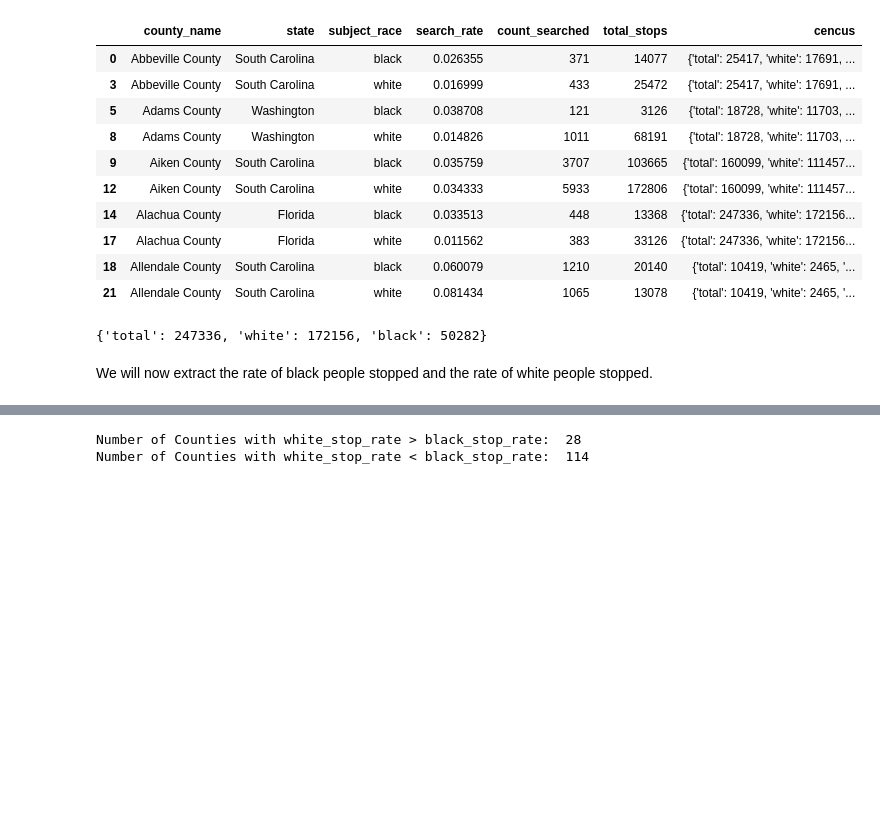
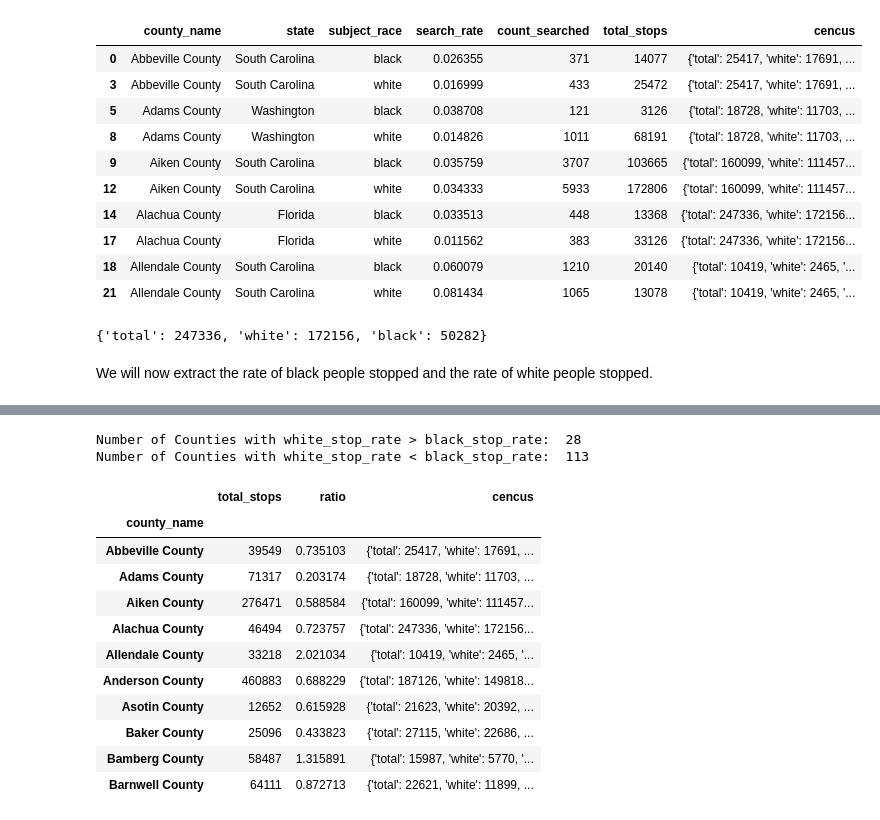
Before and after one commit to epfl-ada/ada-2020-project-milestone-p3-p3_adahn, a Jupyter notebook: Cencus Dataset.ipynb, the cells around one changed output, grey strips where cells are left out. Drawn from its saved outputs; the diff is of its cells as text; code cells hidden in the pictures; blank space fills up the shorter version.

```diff
--- a/Cencus Dataset.ipynb
+++ b/Cencus Dataset.ipynb
@@ -265,27 +278,40 @@ rates.head(10)
 # %%
 # We now have the rate of black people stopped and the rate of white people stopped
 # We will now compute the ratio of those two different rates
 # ratio = r_white / w_black
 
 # If we have ratio > 1:  The rate of white stopped is greater than the rate of black stopped
 # If we have ration < 0: The rate of black stopped is greater than the rate of white stopped
 
-def extract_ratio(race, race_stop_rate, total_stops):
+def extract_ratio(race, race_stop_rate):
     if(race.iloc[0] == 'white'):
         return race_stop_rate.iloc[0]/race_stop_rate.iloc[1]
     else:
         return race_stop_rate.iloc[1]/race_stop_rate.iloc[0]
 
 def appl_merge_rows(x):
-    ratio = extract_ratio(x['subject_race'], x['race_stop_rate'], x['total_stops'])
-    return pd.Series({'total_stops':x['total_stops'].sum(), 'ratio':ratio})
+    ratio = extract_ratio(x['subject_race'], x['race_stop_rate'])
+    return pd.Series({'total_stops':x['total_stops'].sum(), 'ratio':ratio, 'cencus': x['cencus'].values[0]})
 
 ratios = rates.groupby('county_name').apply(lambda x: appl_merge_rows(x))
 
 print("Number of Counties with white_stop_rate > black_stop_rate: ", len(ratios[ratios['ratio'] > 1]))
 print("Number of Counties with white_stop_rate < black_stop_rate: ", len(ratios[ratios['ratio'] < 1]))
+ratios.head(10)
 # %% [output]
 Number of Counties with white_stop_rate > black_stop_rate:  28
-Number of Counties with white_stop_rate < black_stop_rate:  114
+Number of Counties with white_stop_rate < black_stop_rate:  113
+|  | total_stops | ratio | cencus |
+| county_name |  |  |  |
+| Abbeville County | 39549 | 0.735103 | {'total': 25417, 'white': 17691, ... |
+| Adams County | 71317 | 0.203174 | {'total': 18728, 'white': 11703, ... |
+| Aiken County | 276471 | 0.588584 | {'total': 160099, 'white': 111457... |
+| Alachua County | 46494 | 0.723757 | {'total': 247336, 'white': 172156... |
+| Allendale County | 33218 | 2.021034 | {'total': 10419, 'white': 2465, '... |
+| Anderson County | 460883 | 0.688229 | {'total': 187126, 'white': 149818... |
+| Asotin County | 12652 | 0.615928 | {'total': 21623, 'white': 20392, ... |
+| Baker County | 25096 | 0.433823 | {'total': 27115, 'white': 22686, ... |
+| Bamberg County | 58487 | 1.315891 | {'total': 15987, 'white': 5770, '... |
+| Barnwell County | 64111 | 0.872713 | {'total': 22621, 'white': 11899, ... |
 # %%
 
```
Also changed, not shown: parts of 14 cells of this notebook.
